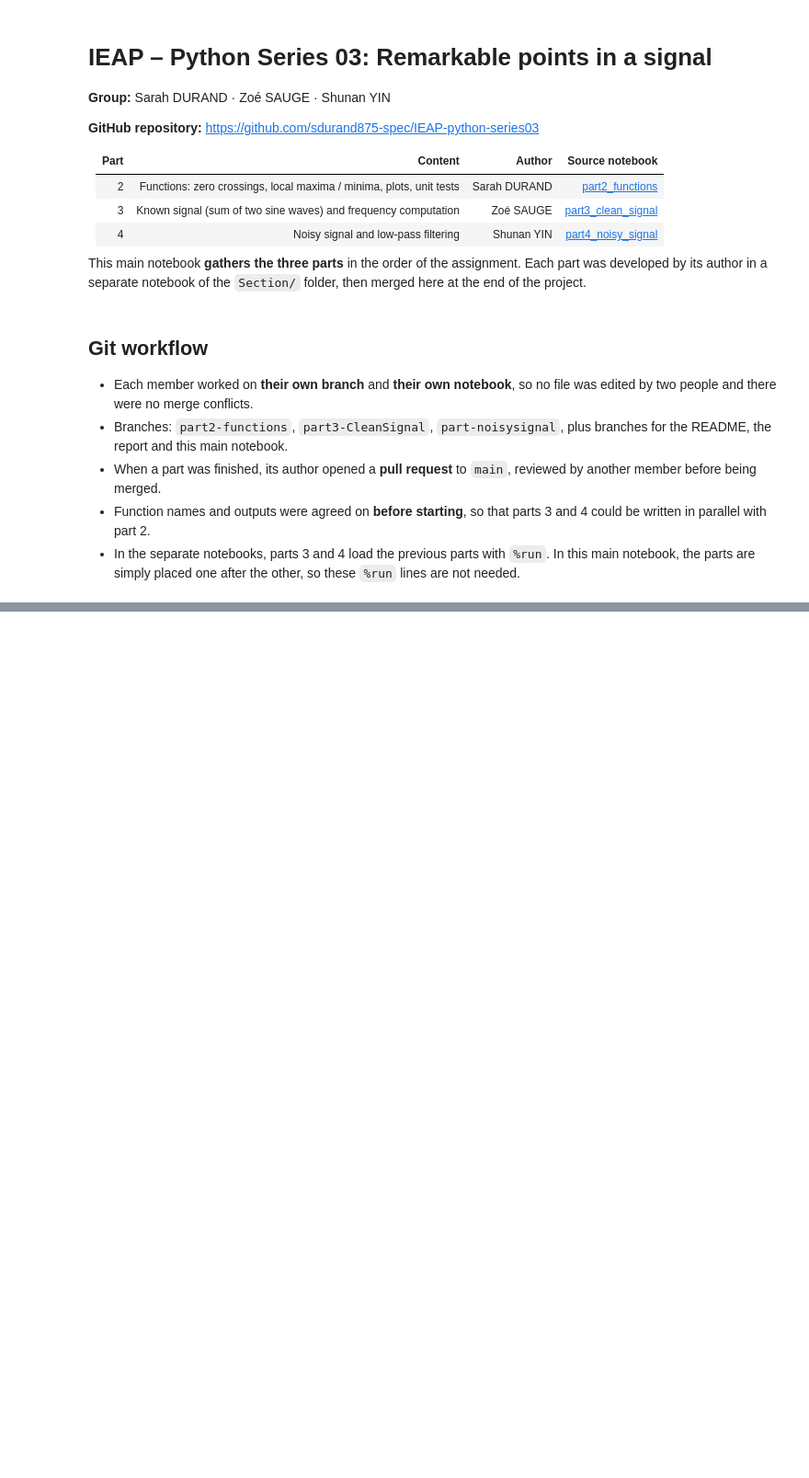
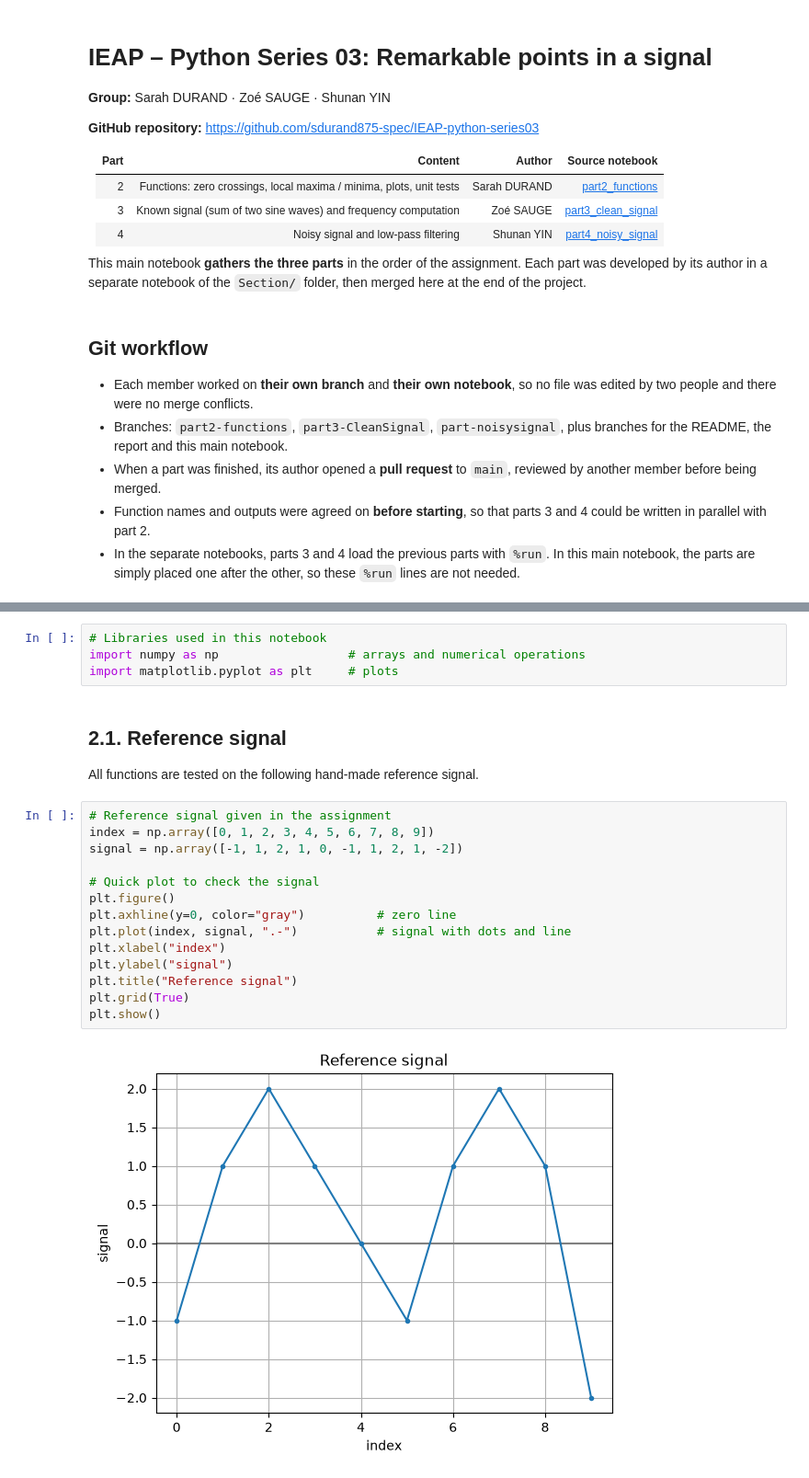
Before and after one commit to sdurand875-spec/IEAP-python-series03, a Jupyter notebook: IEAP-python-series03.ipynb, the cells around one changed output, grey strips where cells are left out. Shown at 92% size. Drawn from its saved outputs; the diff is of its cells as text; blank space fills up the shorter version.

```diff
--- a/IEAP-python-series03.ipynb
+++ b/IEAP-python-series03.ipynb
@@ -23,0 +37,24 @@ Each part was developed by its author in a separate notebook of the `Section/` f
+# %%
+# Libraries used in this notebook
+import numpy as np                  # arrays and numerical operations
+import matplotlib.pyplot as plt     # plots
+# %% [markdown]
+## 2.1. Reference signal
+
+All functions are tested on the following hand-made reference signal.
+# %%
+# Reference signal given in the assignment
+index = np.array([0, 1, 2, 3, 4, 5, 6, 7, 8, 9])
+signal = np.array([-1, 1, 2, 1, 0, -1, 1, 2, 1, -2])
+
+# Quick plot to check the signal
+plt.figure()
+plt.axhline(y=0, color="gray")          # zero line
+plt.plot(index, signal, ".-")           # signal with dots and line
+plt.xlabel("index")
+plt.ylabel("signal")
+plt.title("Reference signal")
+plt.grid(True)
+plt.show()
+# %% [output]
+[figure, added]
```
Also changed, not shown: parts of 18 cells of this notebook.
